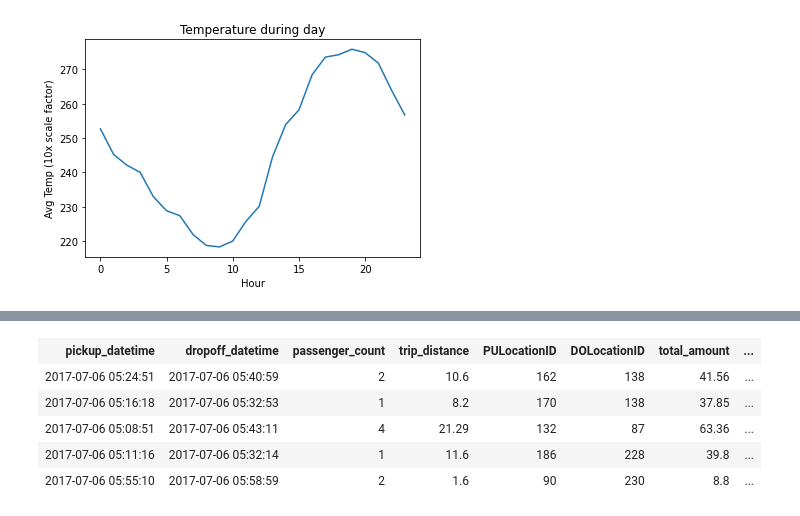
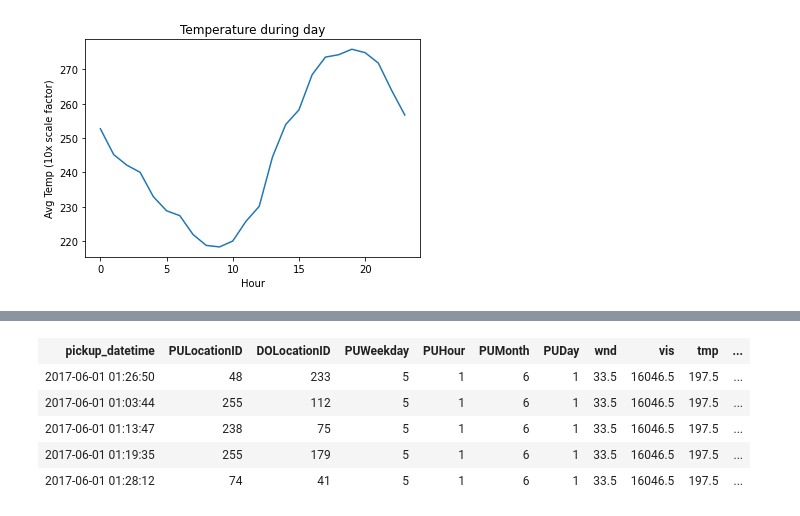
Before and after one commit to MAST30034-Applied-Data-Science/mast30034-project-1-ToomasRo, a Jupyter notebook: notebooks/cleaning.ipynb, the cells around one changed output, grey strips where cells are left out. Saved outputs shown, nothing was run; the diff lists cells and outputs as text; code cells hidden in the pictures.

Commit message:
Fixed dataset, now count is counting puloc&hour instead of hour

```diff
--- a/notebooks/cleaning.ipynb
+++ b/notebooks/cleaning.ipynb
@@ -677,9 +735,17 @@ Text(0.5, 0, 'Hour')
+# %%
+t_sdf = merged_sdf.groupBy("dt_truncated").count()
+
+final_sdf = merged_sdf.drop('dropoff_datetime', 'time') \
+        .filter(F.col('cc') != 99) \
+        .drop('passenger_count','trip_distance', 'total_amount', 'trip_duration') \
+        .join(t_sdf, sdf.dt_truncated ==  t_sdf.dt_truncated, "inner") \
+        .drop('dt_truncated')
 # %%
-merged_sdf.limit(5)
+final_sdf.limit(5)
 # %% [output]
-| pickup_datetime | dropoff_datetime | passenger_count | trip_distance | PULocationID | DOLocationID | total_amount | ... |
-| 2017-07-06 05:24:51 | 2017-07-06 05:40:59 | 2 | 10.6 | 162 | 138 | 41.56 | ... |
-| 2017-07-06 05:16:18 | 2017-07-06 05:32:53 | 1 | 8.2 | 170 | 138 | 37.85 | ... |
-| 2017-07-06 05:08:51 | 2017-07-06 05:43:11 | 4 | 21.29 | 132 | 87 | 63.36 | ... |
-| 2017-07-06 05:11:16 | 2017-07-06 05:32:14 | 1 | 11.6 | 186 | 228 | 39.8 | ... |
-| 2017-07-06 05:55:10 | 2017-07-06 05:58:59 | 2 | 1.6 | 90 | 230 | 8.8 | ... |
+| pickup_datetime | PULocationID | DOLocationID | PUWeekday | PUHour | PUMonth | PUDay | wnd | vis | tmp | ... |
+| 2017-06-01 01:26:50 | 48 | 233 | 5 | 1 | 6 | 1 | 33.5 | 16046.5 | 197.5 | ... |
+| 2017-06-01 01:03:44 | 255 | 112 | 5 | 1 | 6 | 1 | 33.5 | 16046.5 | 197.5 | ... |
+| 2017-06-01 01:13:47 | 238 | 75 | 5 | 1 | 6 | 1 | 33.5 | 16046.5 | 197.5 | ... |
+| 2017-06-01 01:19:35 | 255 | 179 | 5 | 1 | 6 | 1 | 33.5 | 16046.5 | 197.5 | ... |
+| 2017-06-01 01:28:12 | 74 | 41 | 5 | 1 | 6 | 1 | 33.5 | 16046.5 | 197.5 | ... |
```
Also changed, not shown: parts of 18 cells of this notebook.
